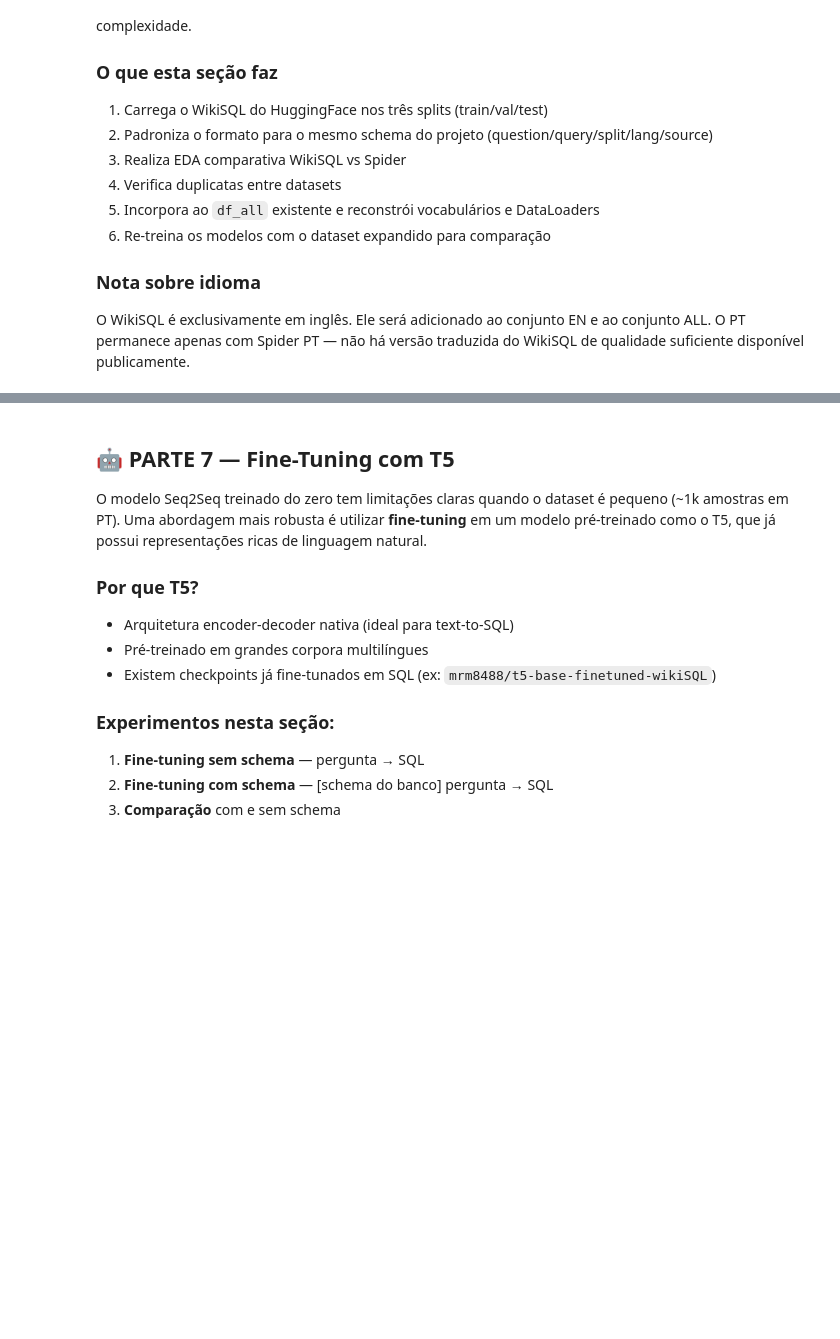
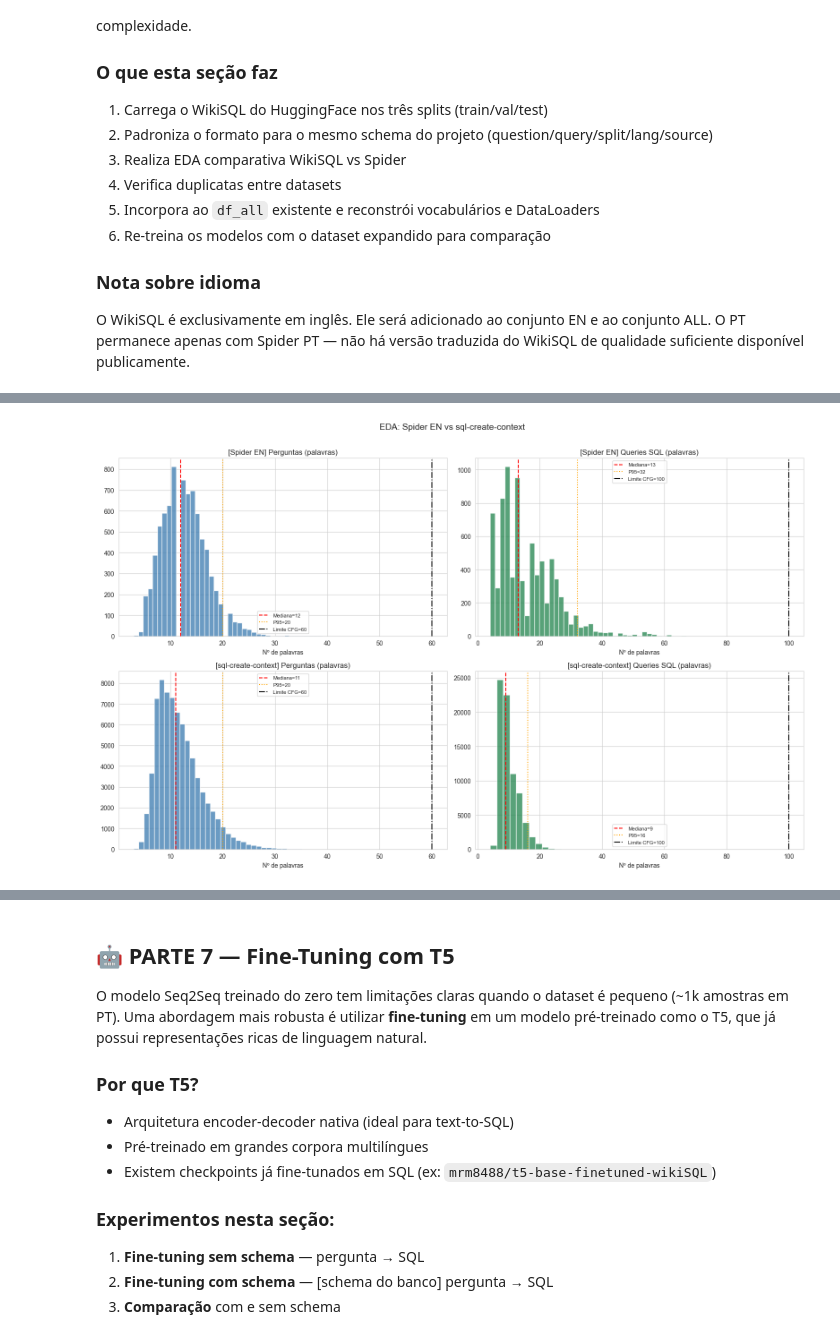
Before and after one commit to Gusttavoafonso/Projeto_PLN, a Jupyter notebook: text2sql_nlp.ipynb, the cells around one changed output, grey strips where cells are left out. Drawn from its saved outputs; the diff is of its cells as text; code cells hidden in the pictures; blank space fills up the shorter version.

```diff
--- a/text2sql_nlp.ipynb
+++ b/text2sql_nlp.ipynb
@@ -3410,0 +3216,96 @@ print('\n✅ Seção 6 concluída. Avançando para Fine-Tuning com T5 (Seção 7
+# %%
+# ╔══════════════════════════════════════════════════════════════════════════╗
+# ║  C29 — EDA COMPARATIVA: SPIDER vs SQL-CREATE-CONTEXT                    ║
+# ║                                                                          ║
+# ║  Reutiliza SQL_KEYWORDS e CFG já definidos — sem repetição de código.   ║
+# ║  Foco nas diferenças de distribuição entre os dois datasets.            ║
+# ╚══════════════════════════════════════════════════════════════════════════╝
+df_sc['q_len_raw']   = df_sc['question'].str.split().str.len()
+df_sc['sql_len_raw'] = df_sc['query'].str.split().str.len()
+
+fig, axes = plt.subplots(2, 2, figsize=(16, 10))
+
+datasets_eda = [
+    (df_all[df_all['lang'] == 'en'], 'Spider EN'),
+    (df_sc,                           'sql-create-context'),
+]
+
+for row, (df_eda, label) in enumerate(datasets_eda):
+    for col, (metric, title, color, lim_key) in enumerate([
+        ('q_len_raw',   'Perguntas (palavras)',   'steelblue', 'max_src_len'),
+        ('sql_len_raw', 'Queries SQL (palavras)', 'seagreen',  'max_tgt_len'),
+    ]):
+        ax  = axes[row, col]
+        med = df_eda[metric].median()
+        p95 = df_eda[metric].quantile(0.95)
+        p99 = df_eda[metric].quantile(0.99)
+
+        ax.hist(df_eda[metric], bins=40, color=color, edgecolor='white', alpha=0.8)
+        ax.axvline(med, color='red',    linestyle='--', label=f'Mediana={med:.0f}')
+        ax.axvline(p95, color='orange', linestyle=':',  label=f'P95={p95:.0f}')
+        ax.axvline(CFG[lim_key], color='black', linestyle='-.',
+                   label=f'Limite CFG={CFG[lim_key]}')
+        ax.set_title(f'[{label}] {title}')
+        ax.set_xlabel('Nº de palavras')
+        ax.legend(fontsize=8)
+
+plt.suptitle('EDA: Spider EN vs sql-create-context', fontsize=14, y=1.01)
+plt.tight_layout()
+plt.show()
+
+# Estatísticas e % acima dos limites
+print('── Estatísticas ──────────────────────────────────────────────')
+for df_eda, label in datasets_eda:
+    stats = df_eda[['q_len_raw', 'sql_len_raw']].describe().round(1)
+    print(f'\n[{label}] (n={len(df_eda):,})')
+    print(stats.to_string())
+
+print('\n── % acima dos limites do CFG ────────────────────────────────')
+for df_eda, label in datasets_eda:
+    pq = (df_eda['q_len_raw']   > CFG['max_src_len']).mean() * 100
+    ps = (df_eda['sql_len_raw'] > CFG['max_tgt_len']).mean() * 100
+    print(f'  [{label}]')
+    print(f'    Perguntas acima do limite: {pq:.1f}%')
+    print(f'    Queries acima do limite:   {ps:.1f}%')
+
+# Frequência de cláusulas SQL
+"""
+print('\n── Frequência de cláusulas SQL ───────────────────────────────')
+kw_comp = {}
+for df_eda, label in datasets_eda:
+    norm = df_eda['query'].str.upper().str.replace(r'\s+', ' ', regex=True)
+    kw_comp[label] = {
+        kw: norm.str.contains(re.escape(kw)).sum()
+        for kw in SQL_KEYWORDS
+    }
+
+df_kw = pd.DataFrame(kw_comp)
+
+# ✅ Correção simples aqui
+for label in df_kw.columns:
+    n = len(next(d for d, l2 in datasets_eda if l2 == label))
+    df_kw[f'{label} %'] = (df_kw[label] / n * 100).round(1)
+
+print(df_kw.sort_values(df_kw.columns[0], ascending=False).to_string())
+"""
+# Versão simplificada do bloco de frequência (substituir o anterior):
+print('\n── Frequência de cláusulas SQL ───────────────────────────────')
+n_spider = len(df_all[df_all['lang'] == 'en'])
+n_sc     = len(df_sc)
+kw_rows  = []
+for kw in SQL_KEYWORDS:
+    spider_count = df_all[df_all['lang']=='en']['query']\
+        .str.upper().str.contains(re.escape(kw)).sum()
+    sc_count = df_sc['query']\
+        .str.upper().str.contains(re.escape(kw)).sum()
+    kw_rows.append({
+        'Cláusula'       : kw,
+        'Spider EN'      : spider_count,
+        'Spider EN %'    : round(spider_count / n_spider * 100, 1),
+        'sql-ctx'        : sc_count,
+        'sql-ctx %'      : round(sc_count / n_sc * 100, 1),
+    })
+df_kw = pd.DataFrame(kw_rows).sort_values('Spider EN', ascending=False)
+print(df_kw.to_string(index=False))
+# %% [output]
+[figure, added]
```
Also changed, not shown: parts of 46 cells of this notebook, 13 other files.
